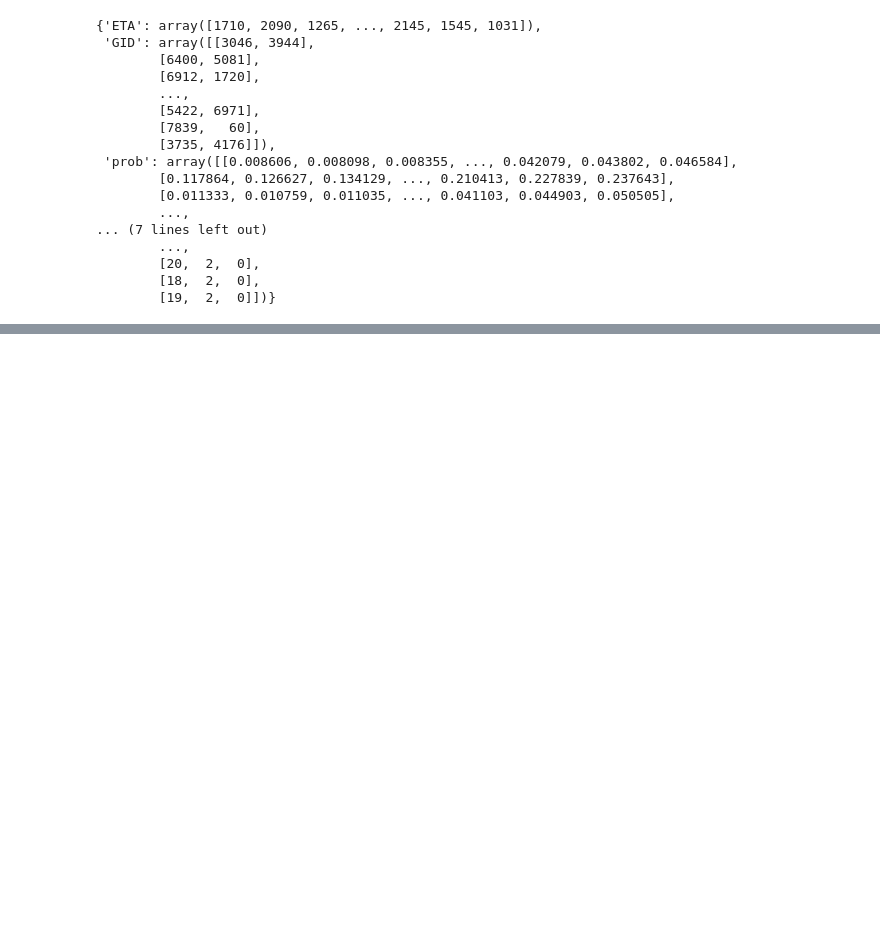
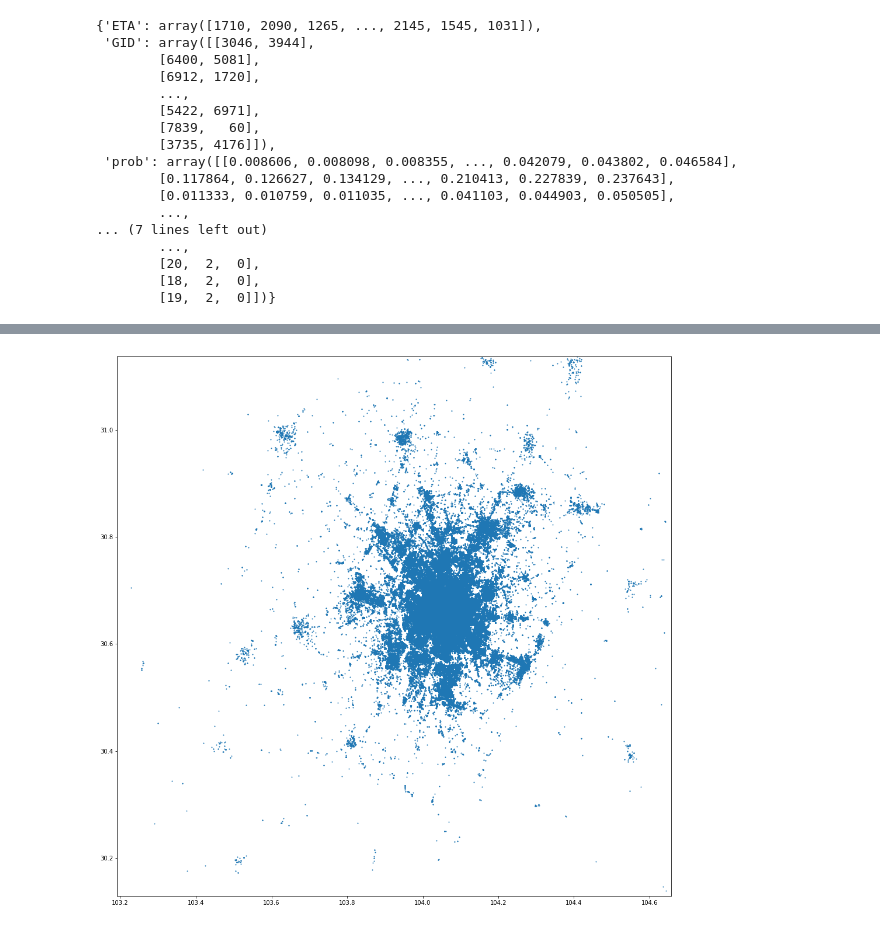
Before and after one commit to zyr17/KDD-Cup-2020-RL, a Jupyter notebook: dataprocess.ipynb, the cells around one changed output, grey strips where cells are left out. Cells and saved outputs as stored; diff of their text form; code cells hidden in the pictures; blank space fills up the shorter version.

```diff
--- a/dataprocess.ipynb
+++ b/dataprocess.ipynb
@@ -342,0 +635,9 @@ cancel_train
+# %%
+posd = ride_req_data['pos'][:,1,:]
+plt.figure(figsize=(17,17))
+plt.scatter(posd[:,0], posd[:,1], s = 1)
+plt.xlim(103.19194719818681, 104.65707480181321)
+plt.ylim(30.129023339198373, 31.13806666080163)
+plt.show()
+# %% [output]
+[figure, added]
```
Also changed, not shown: parts of 53 cells of this notebook, 5 other files.
